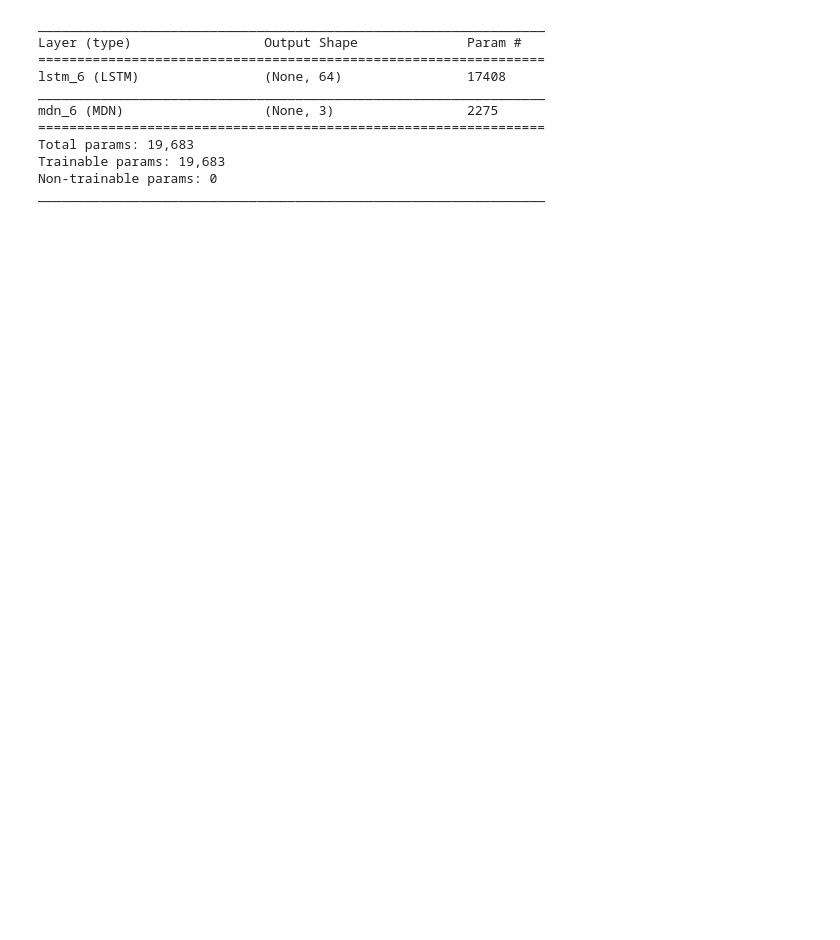
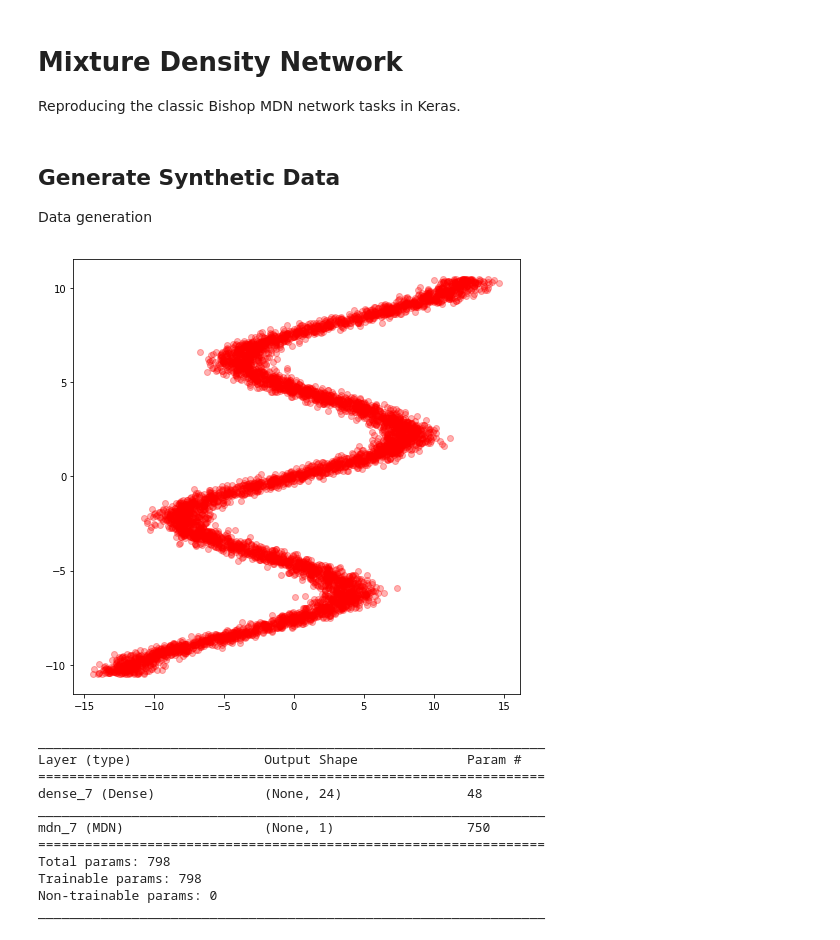
Before and after one commit to cpmpercussion/keras-mdn-layer, a Jupyter notebook: notebooks/mdn-testing.ipynb, the cells around one changed output. Drawn from its saved outputs; the diff is of its cells as text; code cells hidden in the pictures; blank space fills up the shorter version.

Commit message:
further MDN experiments in Keras - working example but the pis are not working that well

```diff
--- a/notebooks/mdn-testing.ipynb
+++ b/notebooks/mdn-testing.ipynb
@@ -1,3 +1,7 @@
+# %% [markdown]
+# Mixture Density Network
+
+Reproducing the classic Bishop MDN network tasks in Keras.
 # %%
 import keras
 from keras import backend as K
@@ -113,26 +117,42 @@ def get_mixture_mse_accuracy(output_dim, num_mixes):
     # Actually return the loss_func
     with tf.name_scope('MDNLayer'):
         return mse_func
+# %% [markdown]
+## Generate Synthetic Data
+
+Data generation
+# %%
+import matplotlib.pyplot as plt
+
+## Generating some data:
+
+NSAMPLE = 6000
+
+y_data = np.float32(np.random.uniform(-10.5, 10.5, NSAMPLE))
+r_data = np.random.normal(size=NSAMPLE)
+x_data = np.sin(0.75 * y_data) * 7.0 + y_data * 0.5 + r_data * 1.0
+x_data = x_data.reshape((NSAMPLE, 1))
+
+plt.figure(figsize=(8, 8))
+plt.plot(x_data,y_data,'ro', alpha=0.3)
+plt.show()
+# %% [output]
+[figure, added]
 # %%
-OUTPUT_DIMENSION = 3
-NUMBER_MIXTURES = 5
-SEQ_LEN = 10
-HIDDEN_UNITS = 64
-
 model = keras.Sequential()
-model.add(keras.layers.LSTM(HIDDEN_UNITS, batch_input_shape=(None,SEQ_LEN,OUTPUT_DIMENSION)))
-model.add(MDN(OUTPUT_DIMENSION, NUMBER_MIXTURES))
-model.compile(loss=get_mixture_loss_func(OUTPUT_DIMENSION,NUMBER_MIXTURES), optimizer=keras.optimizers.Adam(), metrics=[get_mixture_mse_accuracy(3,5)])
+model.add(keras.layers.Dense(24, batch_input_shape=(None, 1), activation='tanh'))
+model.add(MDN(1, 10))
+model.compile(loss=get_mixture_loss_func(1,10), optimizer=keras.optimizers.Adam()) #, metrics=[get_mixture_mse_accuracy(1,3)])
 model.summary()
 # %% [output]
 _________________________________________________________________
 Layer (type)                 Output Shape              Param #
 =================================================================
-lstm_6 (LSTM)                (None, 64)                17408
+dense_7 (Dense)              (None, 24)                48
 _________________________________________________________________
-mdn_6 (MDN)                  (None, 3)                 2275
+mdn_7 (MDN)                  (None, 1)                 750
 =================================================================
-Total params: 19,683
-Trainable params: 19,683
+Total params: 798
+Trainable params: 798
 Non-trainable params: 0
 _________________________________________________________________
```
Also changed, not shown: parts of 8 cells of this notebook.
